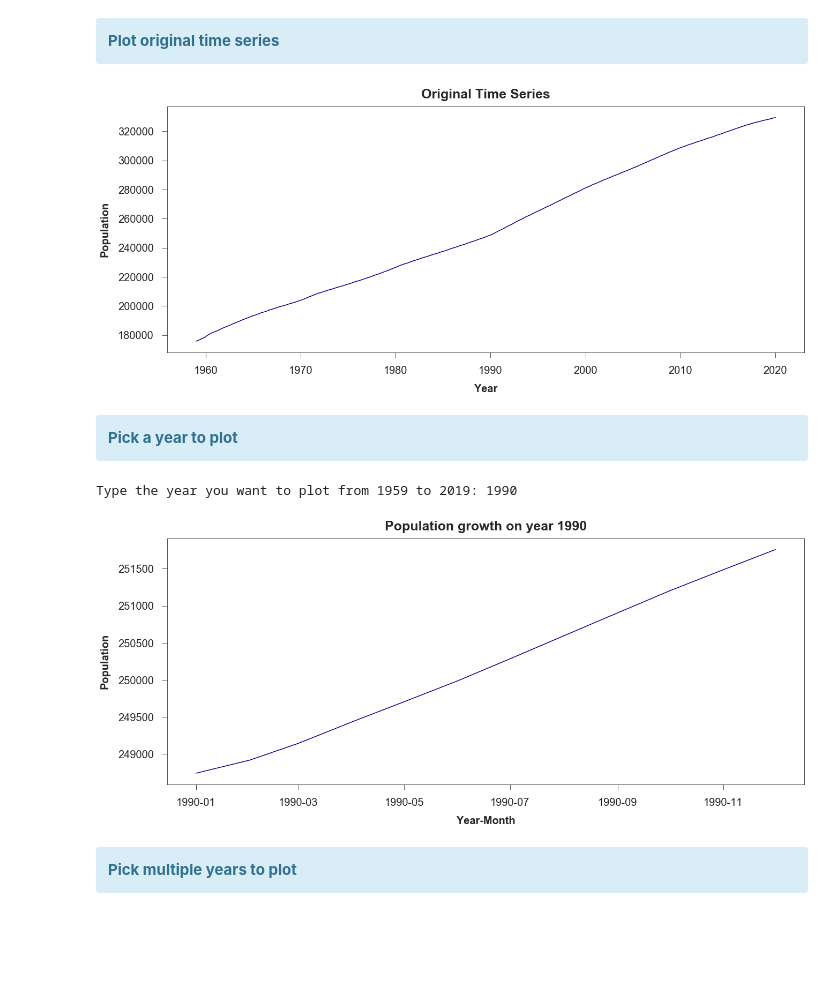
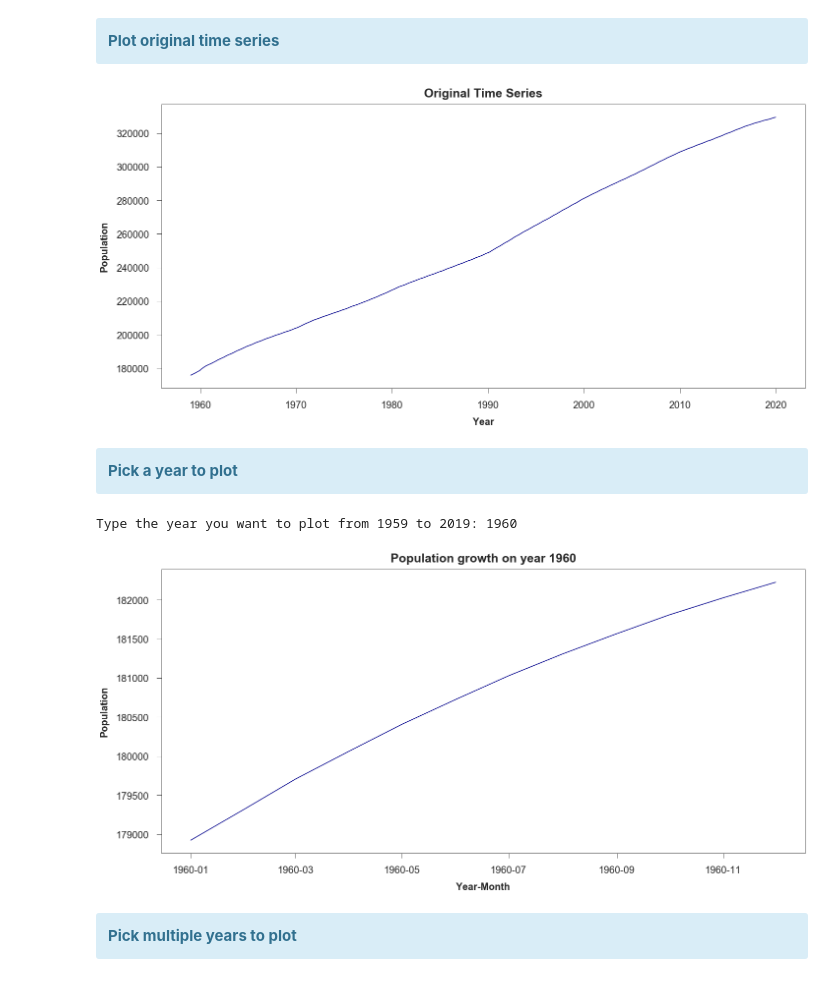
Before and after one commit to Pedro-Ivo/Population_Time_Series, a Jupyter notebook: Population growth in US.ipynb, the cells around one changed output. Drawn from its saved outputs; the diff is of its cells as text; code cells hidden in the pictures; blank space fills up the shorter version.

```diff
--- a/Population growth in US.ipynb
+++ b/Population growth in US.ipynb
@@ -67,18 +56,18 @@ memory usage: 11.5 KB
 # %%
 plt.figure(figsize = (20,10))
 plt.rc('font', weight = 'normal')
-plt.title('Original Time Series', weight = 'bold', fontsize = 25, pad= 15)
+plt.title('Original Time Series', weight = 'bold', fontsize = 25, pad = 15)
 plt.xlabel('Year', weight = 'bold', fontsize = 20, labelpad = 15)
 plt.ylabel('Population', weight = 'bold', fontsize = 20,  labelpad = 15)
 plt.xticks(fontsize = 20)
 plt.yticks(fontsize = 20)
-plt.tick_params(axis = 'both', pad = 15, size = 10,)
-plt.tight_layout(pad = 5)
+plt.tick_params(axis = 'both', pad = 15, size = 10)
+plt.tight_layout()
 plt.rc('font', size = 15)
-plt.plot(df, color = 'darkblue')
+plt.plot(df.index, df['value'], color = 'darkblue')
 plt.show()
 # %% [output]
-[figure, old version]
+[figure, new version]
 # %% [markdown]
 <div class="alert alert-block alert-info">
 <b>Pick a year to plot</b>
@@ -88,13 +77,13 @@ year = int(input("Type the year you want to plot from 1959 to 2019: "))
 if year > 1958 and year < 2020:
     plt.figure(figsize = (20,10))
     plt.rc('font', weight = 'normal')
-    plt.title('Population growth on year %.0f' % year, weight = 'bold', fontsize = 25, pad= 15)
+    plt.title('Population growth on year %.0f' % year, weight = 'bold', fontsize = 25, pad = 15)
     plt.xlabel('Year-Month', weight = 'bold', fontsize = 20, labelpad = 15)
     plt.ylabel('Population', weight = 'bold', fontsize = 20,  labelpad = 15)
     plt.xticks(fontsize = 20)
     plt.yticks(fontsize = 20)
-    plt.tick_params(axis = 'both', pad = 15, size = 10,)
-    plt.tight_layout(pad = 5)
+    plt.tick_params(axis = 'both', pad = 15, size = 10)
+    plt.tight_layout()
     plt.rc('font', size = 15)
     dfyear1 = df[df.index.year == year]
     plt.plot(dfyear1, color = 'darkblue')
@@ -102,8 +91,8 @@ if year > 1958 and year < 2020:
 else:
     print("Run again and type a valid year")
 # %% [output]
-Type the year you want to plot from 1959 to 2019: 1990
+Type the year you want to plot from 1959 to 2019: 1960
-[figure, old version]
+[figure, new version]
 # %% [markdown]
 <div class="alert alert-block alert-info">
 <b>Pick multiple years to plot</b>
```
Also changed, not shown: parts of 29 cells of this notebook.
